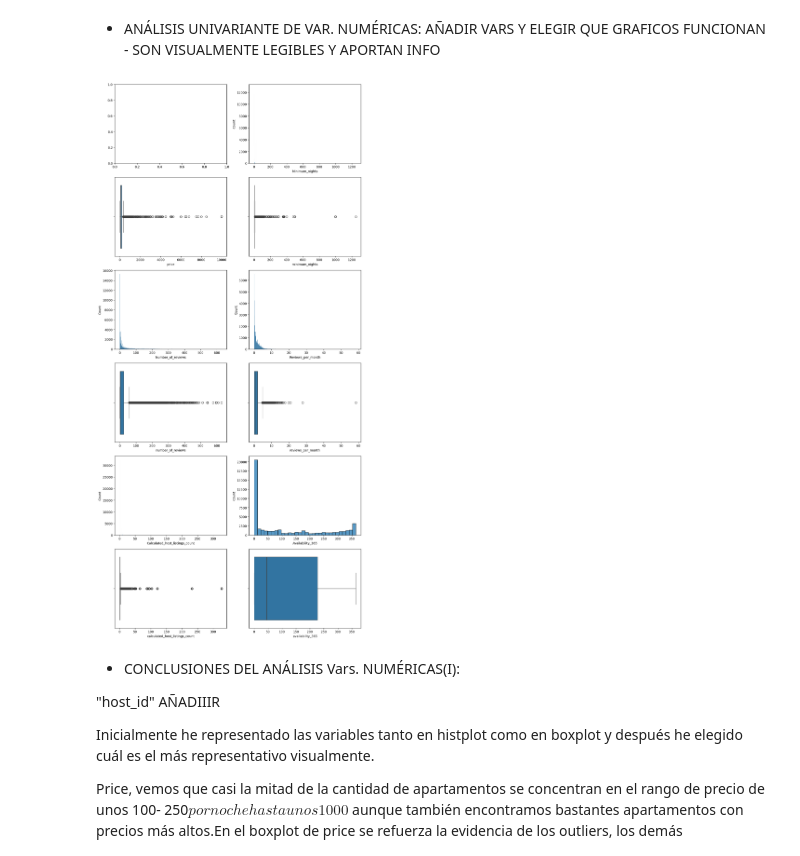
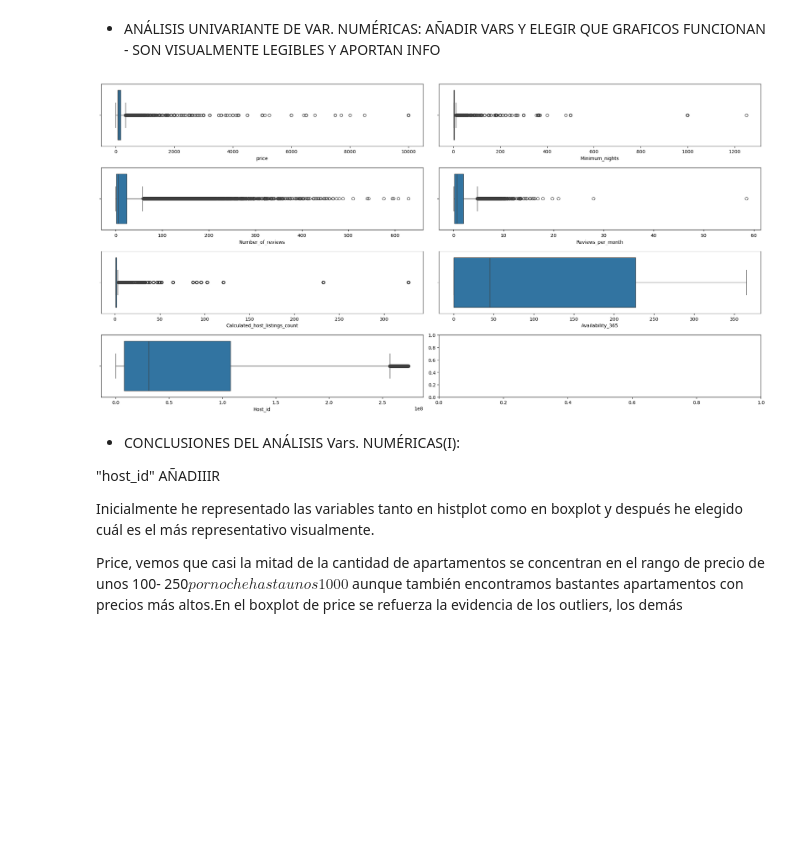
Before and after one commit to 4GeeksAcademy/CristinaChico_EDA, a Jupyter notebook: src/explore.ipynb, the cells around one changed output. Drawn from its saved outputs; the diff is of its cells as text; code cells hidden in the pictures; blank space fills up the shorter version.

```diff
--- a/src/explore.ipynb
+++ b/src/explore.ipynb
@@ -140,31 +137,28 @@ Tercera gráfica: La mayoria de propiedades publicadas son casas completas y muy
 * ANÁLISIS UNIVARIANTE DE VAR. NUMÉRICAS:
 AÑADIR VARS Y ELEGIR QUE GRAFICOS FUNCIONAN - SON VISUALMENTE LEGIBLES Y APORTAN INFO
 # %%
-fig, axis = plt.subplots(6, 2, figsize = (12, 25))
+fig, axis = plt.subplots(4, 2, figsize = (20, 10))
 
-sns.boxplot(ax = axis[1, 0], data = total_data, x = "price")
+sns.boxplot(ax = axis[0, 0], data = total_data, x = "price")
 
-sns.histplot(ax = axis[0,1], data = total_data, x = "minimum_nights").set(xlabel = "Minimum_nights")
-sns.boxplot(ax = axis[1, 1], data = total_data, x = "minimum_nights")
+sns.boxplot(ax = axis[0, 1], data = total_data, x = "minimum_nights").set(xlabel = "Minimum_nights")
 
-sns.histplot(ax = axis[2, 0], data = total_data, x = "number_of_reviews").set(xlabel = "Number_of_reviews")
-sns.boxplot(ax = axis[3, 0], data = total_data, x = "number_of_reviews")
+sns.boxplot(ax = axis[1, 0], data = total_data, x = "number_of_reviews").set(xlabel = "Number_of_reviews")
 
-sns.histplot(ax = axis[2, 1], data = total_data, x = "reviews_per_month").set(xlabel = "Reviews_per_month")
-sns.boxplot(ax = axis[3, 1], data = total_data, x = "reviews_per_month")
+sns.boxplot(ax = axis[1, 1], data = total_data, x = "reviews_per_month").set(xlabel = "Reviews_per_month")
 
-sns.histplot(ax = axis[4, 0], data = total_data, x = "calculated_host_listings_count").set(xlabel = "Calculated_host_listings_count")
-sns.boxplot(ax = axis[5, 0], data = total_data, x = "calculated_host_listings_count")
+sns.boxplot(ax = axis[2, 0], data = total_data, x = "calculated_host_listings_count").set(xlabel = "Calculated_host_listings_count")
 
-sns.histplot(ax = axis[4, 1], data = total_data, x = "availability_365").set(xlabel = "Availability_365")
-sns.boxplot(ax = axis[5, 1], data = total_data, x = "availability_365")
+sns.boxplot(ax = axis[2, 1], data = total_data, x = "availability_365").set(xlabel = "Availability_365")
+
+sns.boxplot(ax = axis[3, 0], data = total_data, x = "host_id").set(xlabel = "Host_id")
 
 
 plt.tight_layout()
 
 plt.show()
 # %% [output]
-[figure, old version]
+[figure, new version]
 # %% [markdown]
 * CONCLUSIONES DEL ANÁLISIS Vars. NUMÉRICAS(I):
 
```
Also changed, not shown: parts of 13 cells of this notebook.
